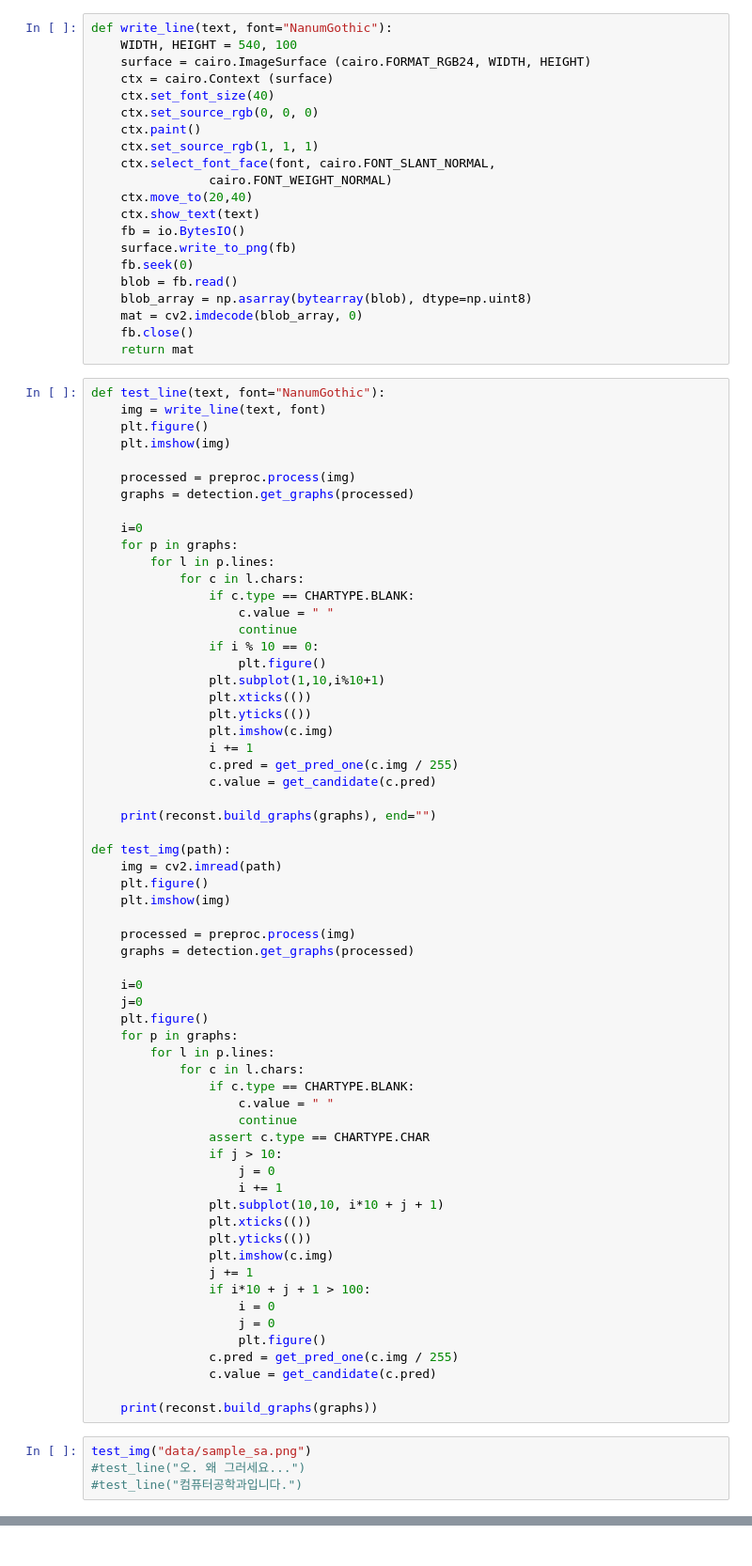
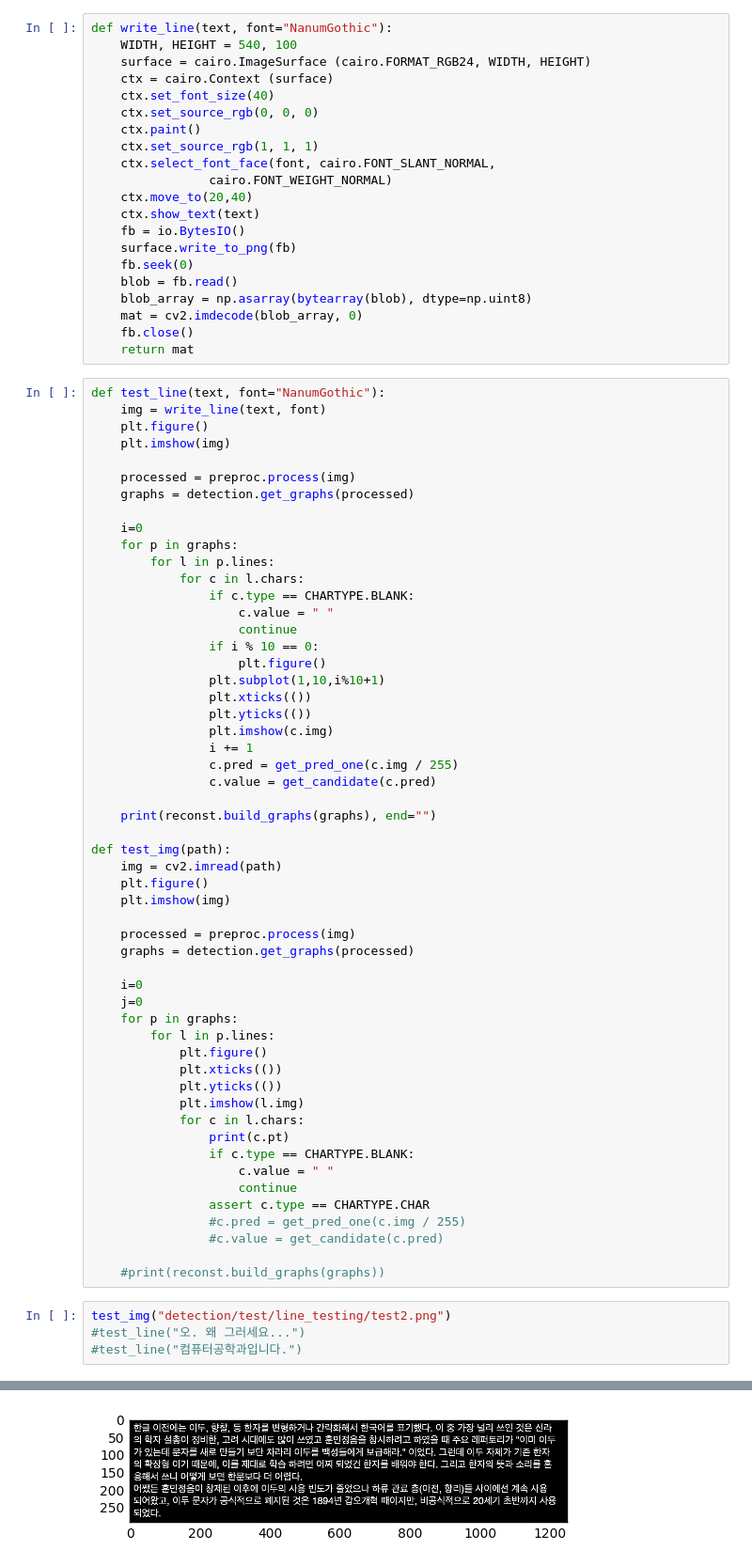
Before and after one commit to yeonwooKim/KoreanOCR, a Jupyter notebook: detection_test.ipynb, the cells around one changed output, grey strips where cells are left out. Shown at 94% size. Drawn from its saved outputs; the diff is of its cells as text.

```diff
--- a/detection_test.ipynb
+++ b/detection_test.ipynb
@@ -72,31 +74,24 @@ def test_img(path):
 
     i=0
     j=0
-    plt.figure()
     for p in graphs:
         for l in p.lines:
+            plt.figure()
+            plt.xticks(())
+            plt.yticks(())
+            plt.imshow(l.img)
             for c in l.chars:
+                print(c.pt)
                 if c.type == CHARTYPE.BLANK:
                     c.value = " "
                     continue
                 assert c.type == CHARTYPE.CHAR
-                if j > 10:
-                    j = 0
-                    i += 1
-                plt.subplot(10,10, i*10 + j + 1)
-                plt.xticks(())
-                plt.yticks(())
-                plt.imshow(c.img)
-                j += 1
-                if i*10 + j + 1 > 100:
-                    i = 0
-                    j = 0
-                    plt.figure()
-                c.pred = get_pred_one(c.img / 255)
-                c.value = get_candidate(c.pred)
+                #c.pred = get_pred_one(c.img / 255)
+                #c.value = get_candidate(c.pred)
 
-    print(reconst.build_graphs(graphs))
+    #print(reconst.build_graphs(graphs))
 # %%
-test_img("data/sample_sa.png")
+test_img("detection/test/line_testing/test2.png")
 #test_line("오. 왜 그러세요...")
 #test_line("컴퓨터공학과입니다.")
+# %% [output]
@@ -102,0 +115 @@ test_img("data/sample_sa.png")
+[figure, added]
```
Also changed, not shown: parts of 2 cells of this notebook, 7 other files.
